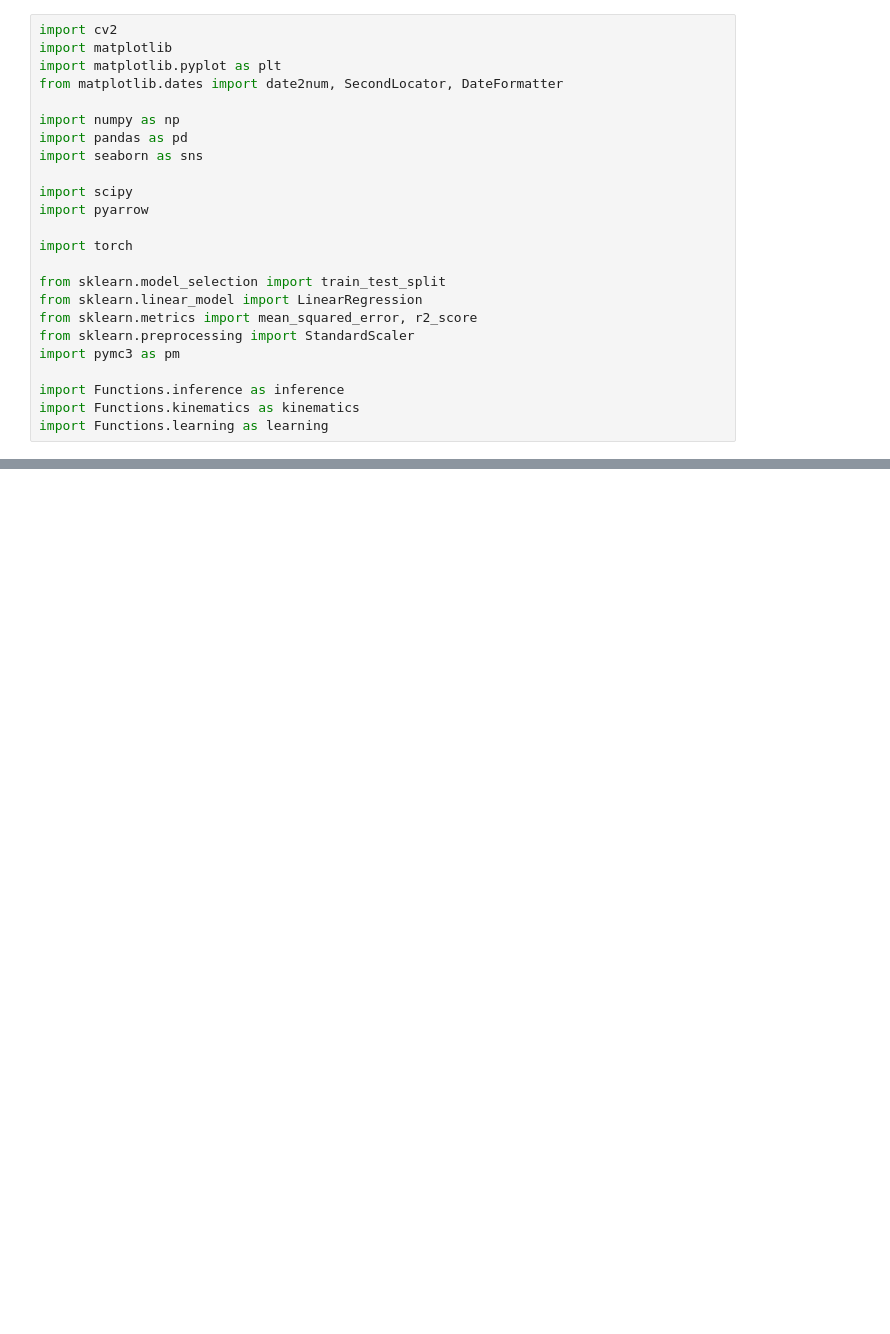
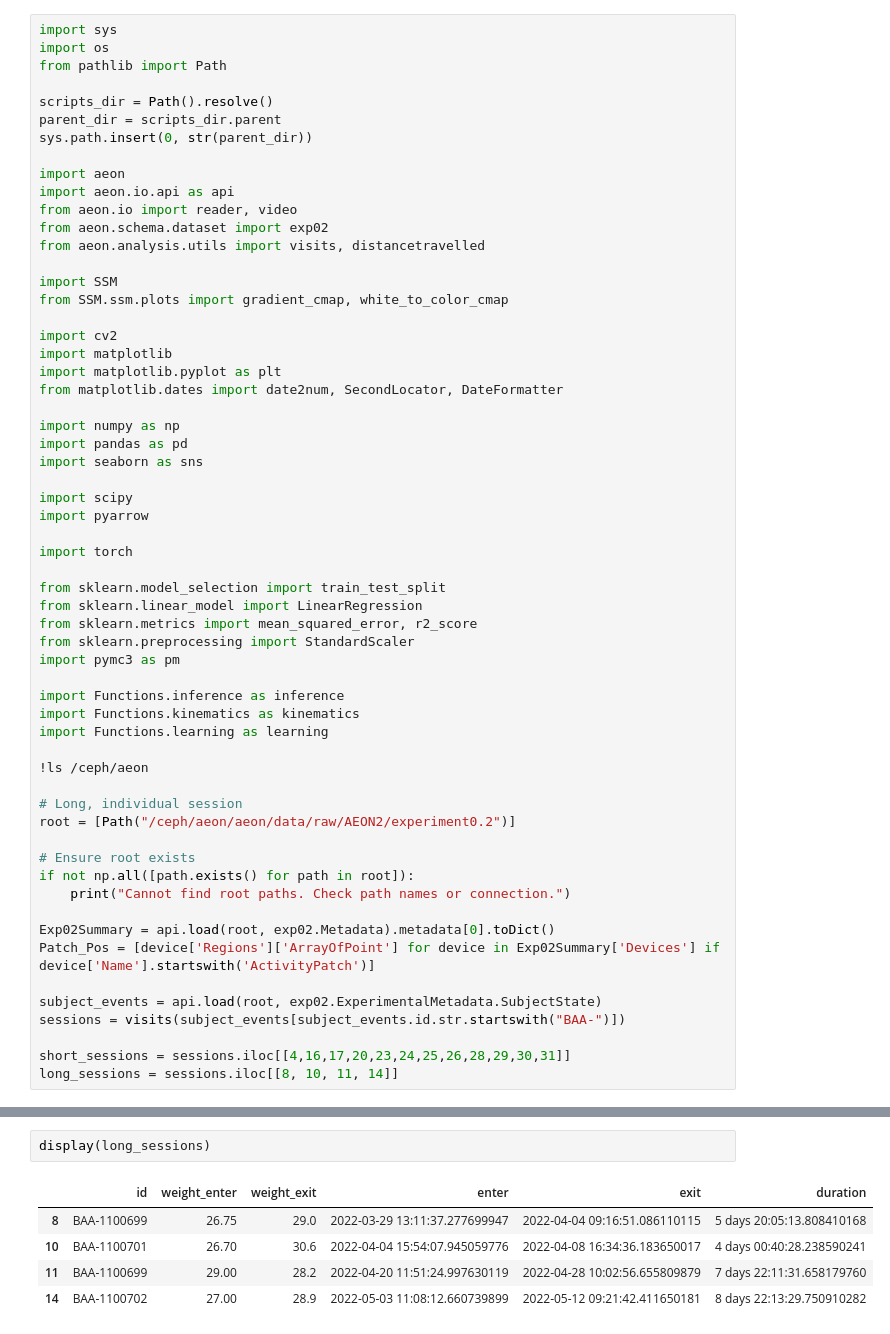
Before and after one commit to zimoli02/2023-2024-SURFiN-Foraging-Project, a Jupyter notebook: Scripts/Test.ipynb, the cells around one changed output, grey strips where cells are left out. Saved outputs shown, nothing was run; the diff lists cells and outputs as text; blank space fills up the shorter version.

```diff
--- a/Scripts/Test.ipynb
+++ b/Scripts/Test.ipynb
@@ -18,4 +1,21 @@ from SSM.ssm.plots import gradient_cmap, white_to_color_cmap
 # %%
+import sys
+import os
+from pathlib import Path
+
+scripts_dir = Path().resolve()
+parent_dir = scripts_dir.parent
+sys.path.insert(0, str(parent_dir))
+
+import aeon
+import aeon.io.api as api
+from aeon.io import reader, video
+from aeon.schema.dataset import exp02
+from aeon.analysis.utils import visits, distancetravelled
+
+import SSM
+from SSM.ssm.plots import gradient_cmap, white_to_color_cmap
+
 import cv2
 import matplotlib
 import matplotlib.pyplot as plt
@@ -39,3 +39,21 @@ import pymc3 as pm
 import Functions.inference as inference
 import Functions.kinematics as kinematics
 import Functions.learning as learning
+
+!ls /ceph/aeon
+
+# Long, individual session
+root = [Path("/ceph/aeon/aeon/data/raw/AEON2/experiment0.2")]
+
+# Ensure root exists
+if not np.all([path.exists() for path in root]):
+    print("Cannot find root paths. Check path names or connection.")
+
+Exp02Summary = api.load(root, exp02.Metadata).metadata[0].toDict()
+Patch_Pos = [device['Regions']['ArrayOfPoint'] for device in Exp02Summary['Devices'] if device['Name'].startswith('ActivityPatch')]
+
+subject_events = api.load(root, exp02.ExperimentalMetadata.SubjectState)
+sessions = visits(subject_events[subject_events.id.str.startswith("BAA-")])
+
+short_sessions = sessions.iloc[[4,16,17,20,23,24,25,26,28,29,30,31]]
+long_sessions = sessions.iloc[[8, 10, 11, 14]]
@@ -61,0 +79,8 @@ short_sessions = sessions.iloc[[4,16,17,20,23,24,25,26,28,29,30,31]]
+# %%
+display(long_sessions)
+# %% [output]
+|  | id | weight_enter | weight_exit | enter | exit | duration |
+| 8 | BAA-1100699 | 26.75 | 29.0 | 2022-03-29 13:11:37.277699947 | 2022-04-04 09:16:51.086110115 | 5 days 20:05:13.808410168 |
+| 10 | BAA-1100701 | 26.70 | 30.6 | 2022-04-04 15:54:07.945059776 | 2022-04-08 16:34:36.183650017 | 4 days 00:40:28.238590241 |
+| 11 | BAA-1100699 | 29.00 | 28.2 | 2022-04-20 11:51:24.997630119 | 2022-04-28 10:02:56.655809879 | 7 days 22:11:31.658179760 |
+| 14 | BAA-1100702 | 27.00 | 28.9 | 2022-05-03 11:08:12.660739899 | 2022-05-12 09:21:42.411650181 | 8 days 22:13:29.750910282 |
```
Also changed, not shown: parts of 28 cells of this notebook, 21 other files.
